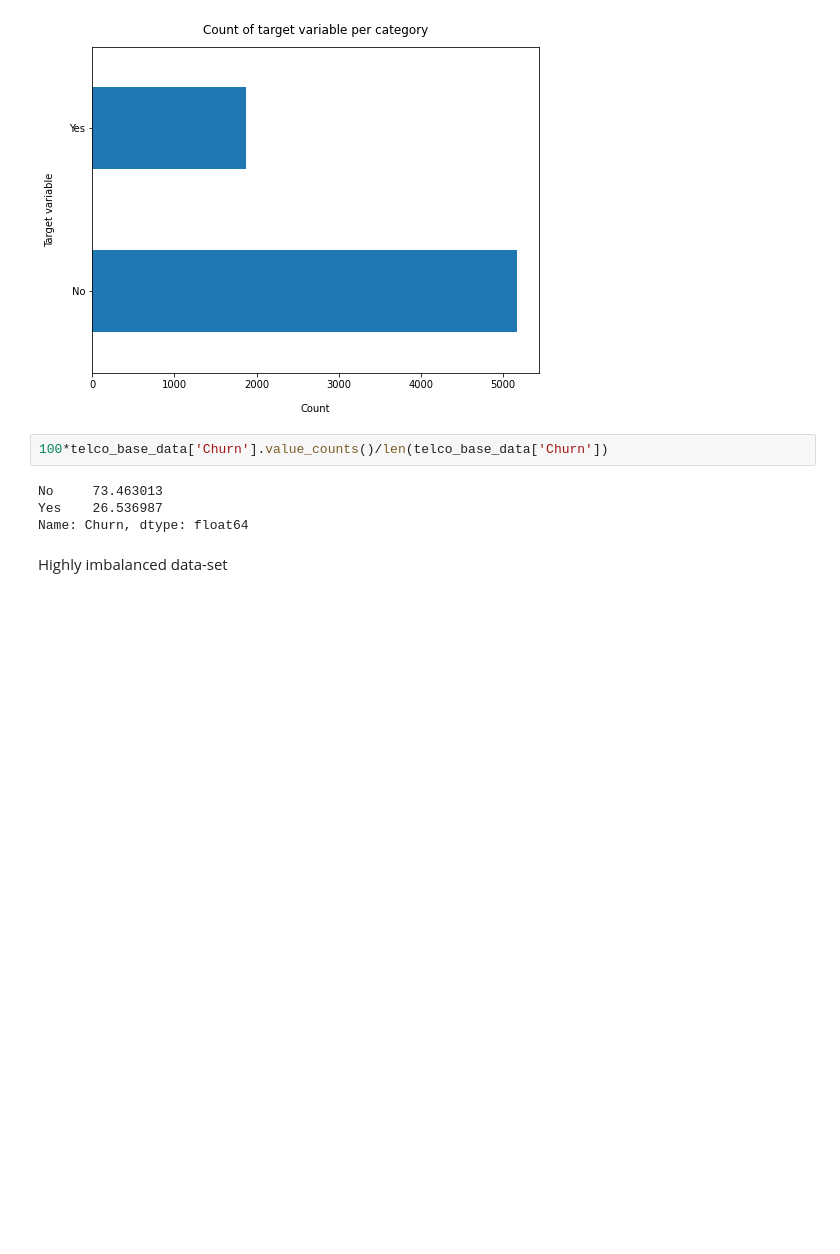
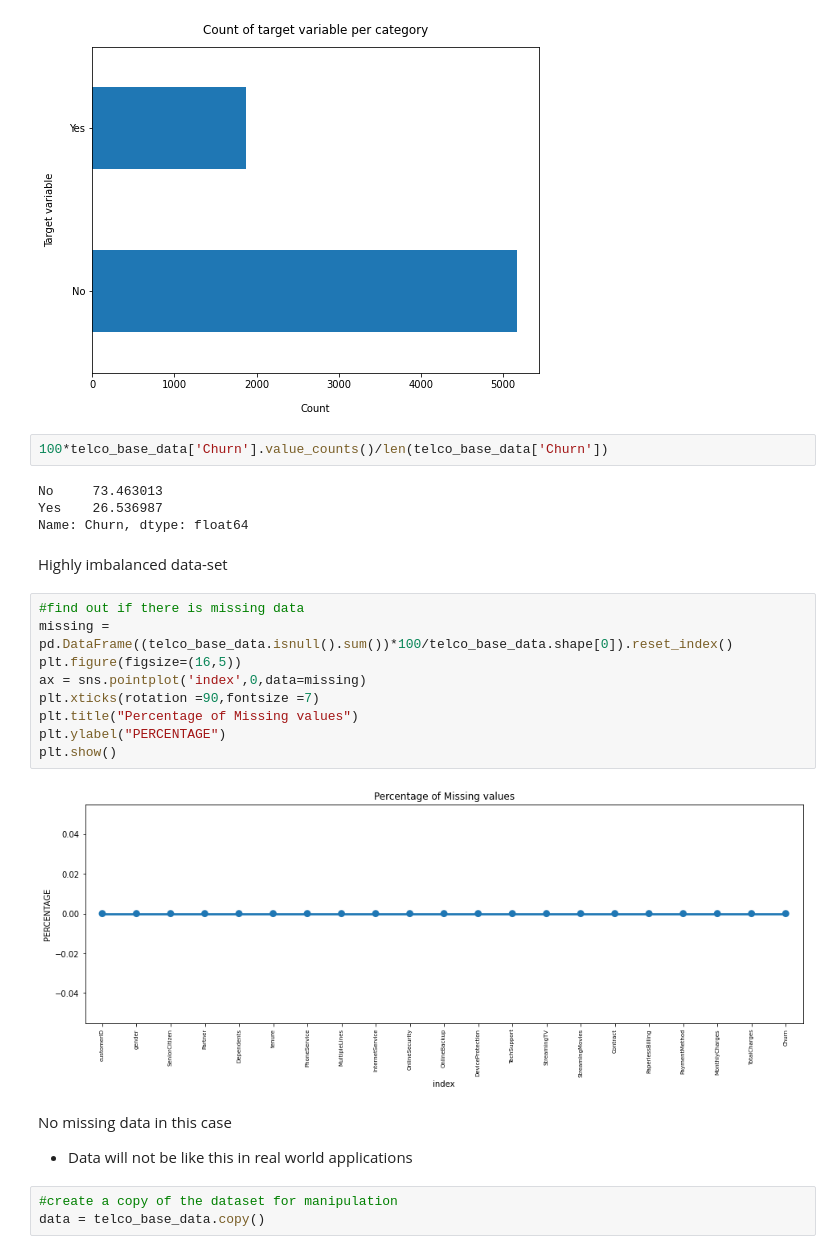
Before and after one commit to maxoblein/customerChurn, a Jupyter notebook: churn_analysis.ipynb, the cells around one changed output. Drawn from its saved outputs; the diff is of its cells as text; blank space fills up the shorter version.

```diff
--- a/churn_analysis.ipynb
+++ b/churn_analysis.ipynb
@@ -69,3 +70,20 @@ Yes    26.536987
 Name: Churn, dtype: float64
 # %% [markdown]
 Highly imbalanced data-set
+# %%
+#find out if there is missing data
+missing = pd.DataFrame((telco_base_data.isnull().sum())*100/telco_base_data.shape[0]).reset_index()
+plt.figure(figsize=(16,5))
+ax = sns.pointplot('index',0,data=missing)
+plt.xticks(rotation =90,fontsize =7)
+plt.title("Percentage of Missing values")
+plt.ylabel("PERCENTAGE")
+plt.show()
+# %% [output]
+[figure, added]
+# %% [markdown]
+No missing data in this case
+* Data will not be like this in real world applications
+# %%
+#create a copy of the dataset for manipulation
+data = telco_base_data.copy()
```
Also changed, not shown: parts of 26 cells of this notebook, 1 other file.
